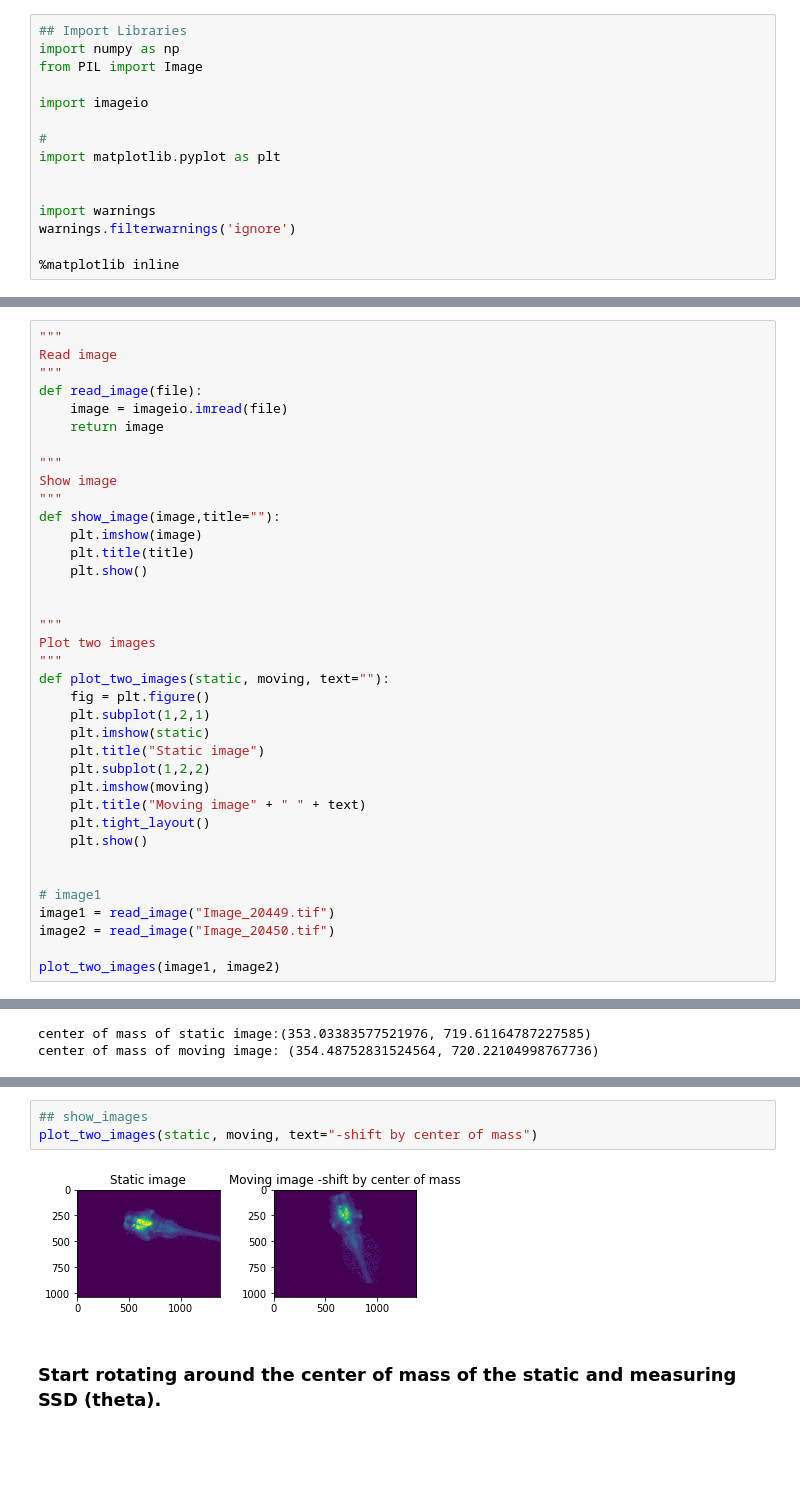
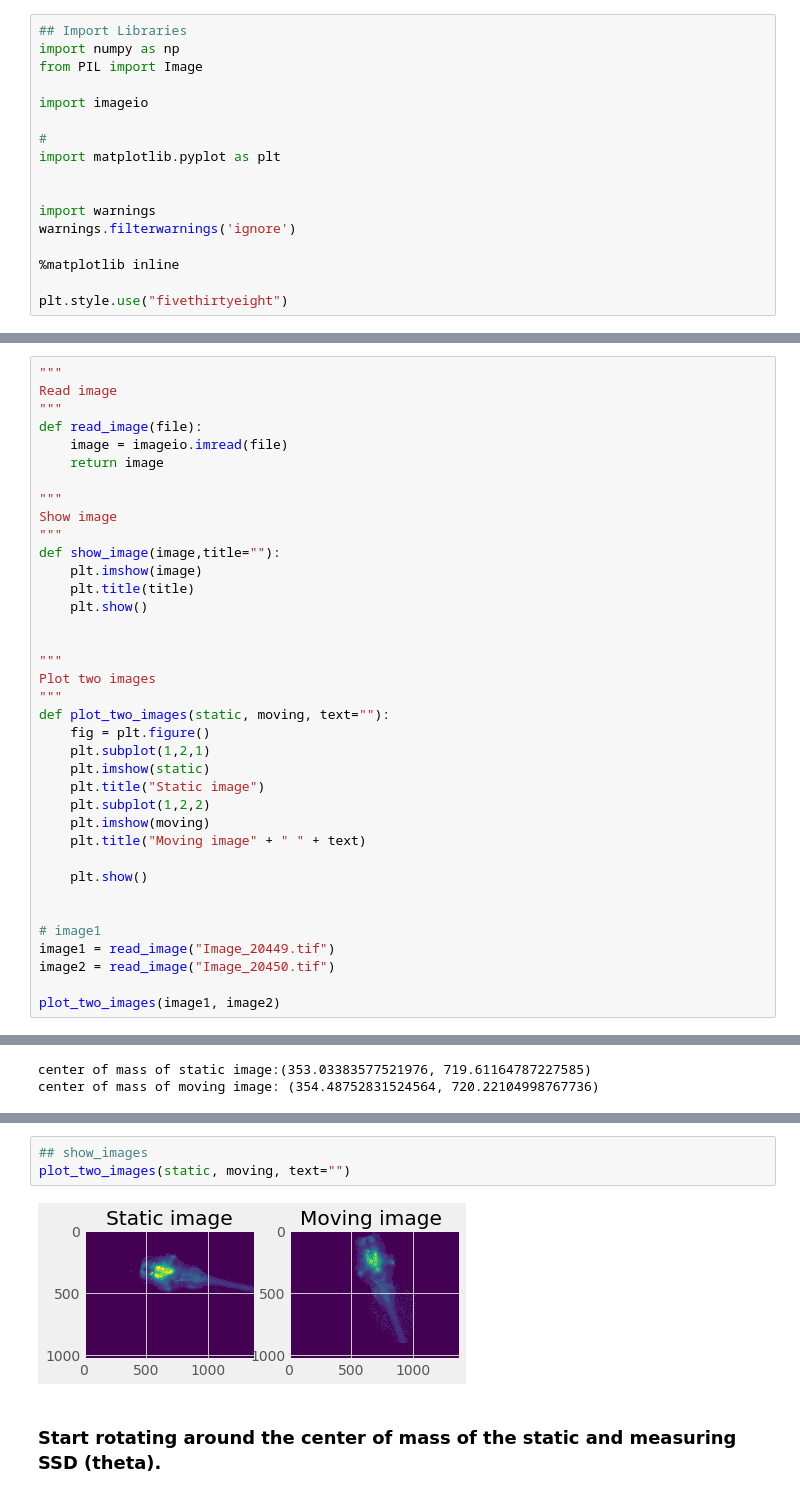
Before and after one commit to mchivuku/e535-rigid-registration, a Jupyter notebook: Rigid Registration.ipynb, the cells around one changed output, grey strips where cells are left out. Cells and saved outputs as stored; diff of their text form; blank space fills up the shorter version.

```diff
--- a/Rigid Registration.ipynb
+++ b/Rigid Registration.ipynb
@@ -15,6 +15,8 @@ import warnings
 warnings.filterwarnings('ignore')
 
 %matplotlib inline
+
+plt.style.use("fivethirtyeight")
 # %% [markdown]
 ## Part 1
 
@@ -63,7 +65,7 @@ def plot_two_images(static, moving, text=""):
     plt.subplot(1,2,2)
     plt.imshow(moving)
     plt.title("Moving image" + " " + text)
-    plt.tight_layout()
+
     plt.show()
 
 
@@ -122,8 +126,8 @@ center of mass of moving image: (354.48752831524564, 720.22104998767736)
 # %%
 ## show_images
-plot_two_images(static, moving, text="-shift by center of mass")
+plot_two_images(static, moving, text="")
 # %% [output]
-[figure, old version]
+[figure, new version]
 # %% [markdown]
 ### Start rotating around the center of mass of the static and measuring SSD (theta).
 # %%
```
Also changed, not shown: parts of 27 cells of this notebook.
